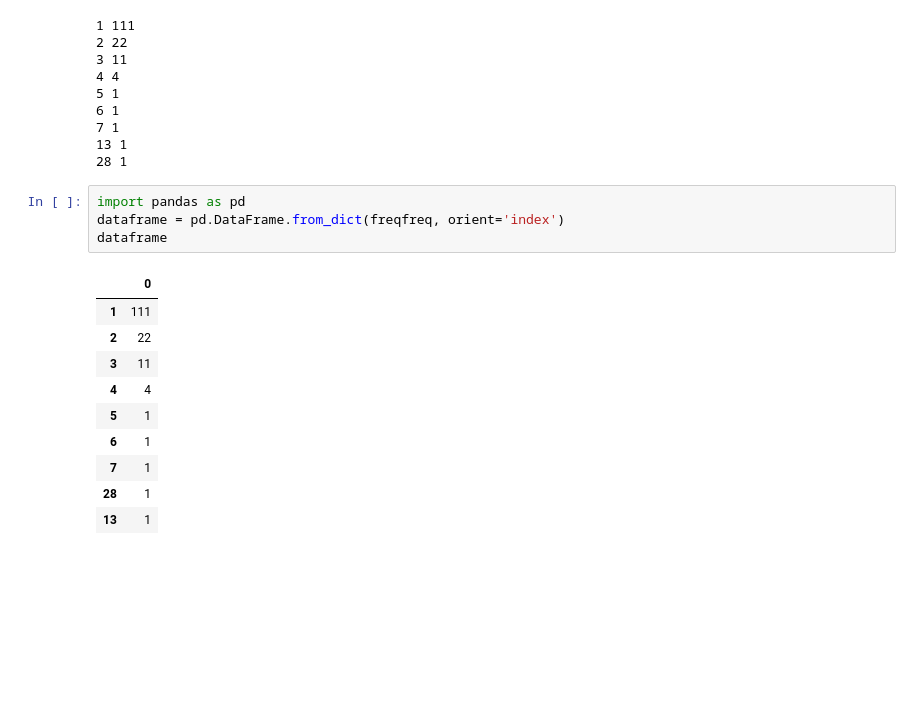
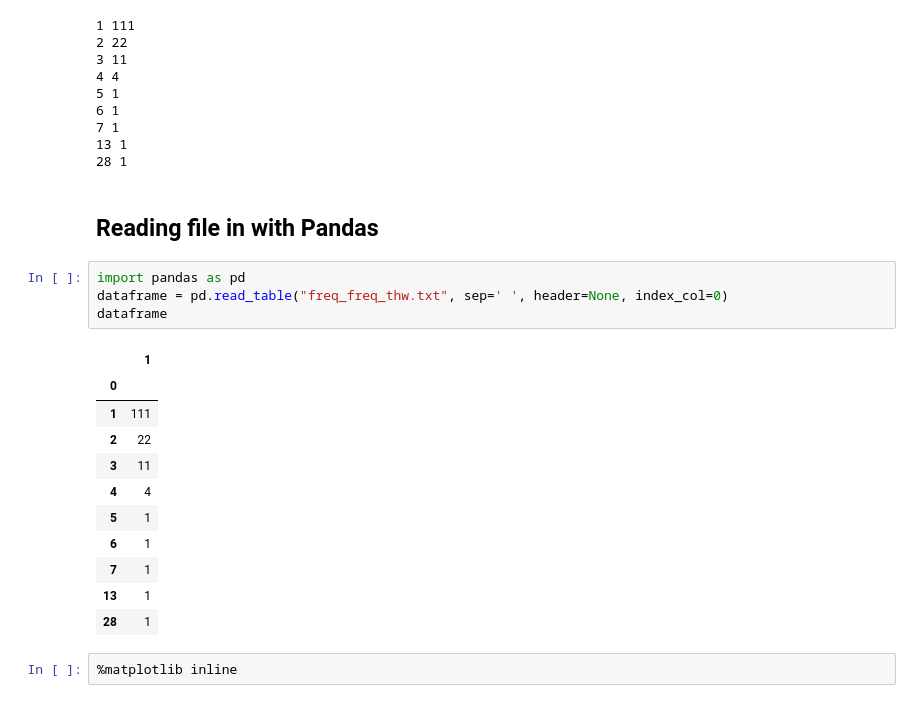
Before and after one commit to thehackerwithin/berkeley, a Jupyter notebook: code_examples/intropy_sp17/thw-python.ipynb, the cells around one changed output. Drawn from its saved outputs; the diff is of its cells as text; blank space fills up the shorter version.

```diff
--- a/code_examples/intropy_sp17/thw-python.ipynb
+++ b/code_examples/intropy_sp17/thw-python.ipynb
@@ -251,12 +475,15 @@ save("freq_freq_thw.txt", freqfreq)
 7 1
 13 1
 28 1
+# %% [markdown]
+## Reading file in with Pandas
 # %%
 import pandas as pd
-dataframe = pd.DataFrame.from_dict(freqfreq, orient='index')
+dataframe = pd.read_table("freq_freq_thw.txt", sep=' ', header=None, index_col=0)
 dataframe
 # %% [output]
-|  | 0 |
+|  | 1 |
+| 0 |  |
 | 1 | 111 |
 | 2 | 22 |
 | 3 | 11 |
@@ -264,8 +491,10 @@ dataframe
 | 5 | 1 |
 | 6 | 1 |
 | 7 | 1 |
+| 13 | 1 |
 | 28 | 1 |
-| 13 | 1 |
+# %%
+%matplotlib inline
 # %%
 dataframe.plot(kind='bar')
 # %% [output]
```
Also changed, not shown: parts of 115 cells of this notebook.
